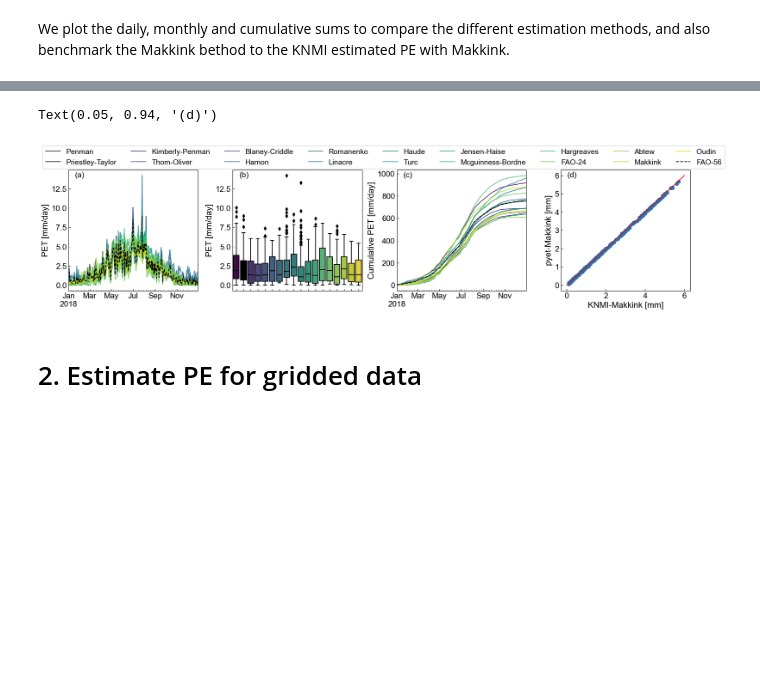
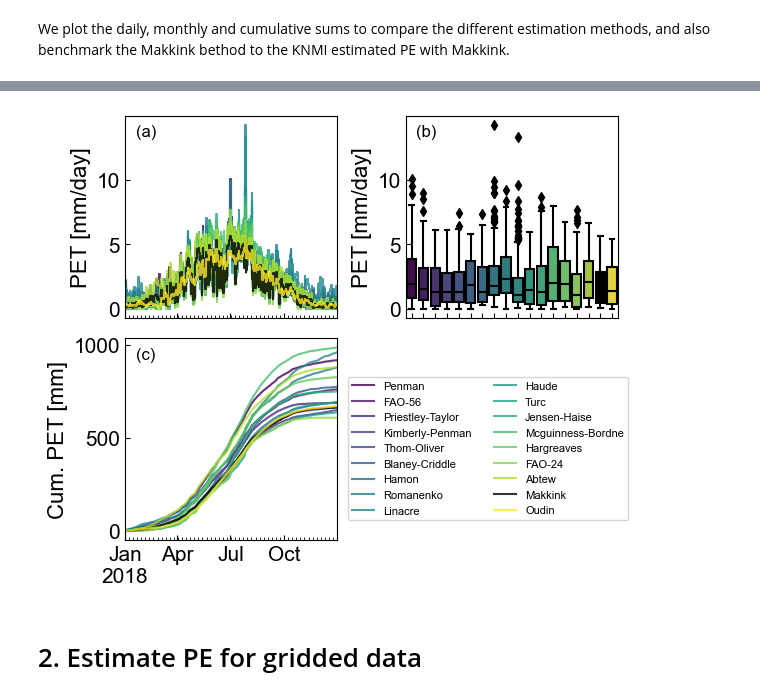
Before and after one commit to pyet-org/pyet, a Jupyter notebook: examples/00_example_paper.ipynb, the cells around one changed output, grey strips where cells are left out. Cells and saved outputs as stored; diff of their text form; code cells hidden in the pictures; blank space fills up the shorter version.

```diff
--- a/examples/00_example_paper.ipynb
+++ b/examples/00_example_paper.ipynb
@@ -338,7 +342,7 @@ for i in (0,1,2,3,4,5,6):
     for j in (0, 1):
         axs[j,i].set_xlim(0,10)
         axs[j,i].set_ylim(0,10)
-        axs[j,i].plot([0, 10], [0, 10])
+        axs[j,i].plot([0, 10], [0, 10], color="gray", zorder=-10)
         axs[j,i].set_xticks([0, 5])
         axs[j,i].set_yticks([0, 5])
         axs[j,i].set_yticklabels([])
@@ -352,5 +356,5 @@ fig.supxlabel("$PET_{benchmark}$ [mm/day]", x=0.475, fontsize=16)
 fig.supylabel("$PET_{pyet}$ [mm/day]", fontsize=16)
 fig.subplots_adjust(wspace=0.05, hspace=0.05, left=0.05)
 plt.tight_layout()
-#fig.savefig("figure0.png", dpi=600, bbox_inches="tight")
+fig.savefig("figure0.png", dpi=600, bbox_inches="tight")
 # %% [output]
@@ -385,43 +399,40 @@ We plot the daily, monthly and cumulative sums to compare the different estimati
 # %%
 viridis = cm.get_cmap('viridis', len(pet_df.columns))
 colors = [viridis(i) for i in range(0, len(pet_df.columns))]
-colors[1] = "k"
-figw_1c = 8.5  # maximum width for 1 column
-figw_2c = 17.5  # maximum width for 2 columns
+colors[-2] = "k"
 
-fig, axs = plt.subplots(figsize=(figw_2c, 4), ncols=4)
+fig, axs = plt.subplots(2, 2, figsize=(6,5), layout="constrained")
+axs = axs.flatten()
+axs[3].axis("off")
 
-pet_df.loc[:, pet_df.columns != "FAO-56"].plot(color=colors, legend=False, ax=axs[0], alpha=0.8)
-pet_df.loc[:, "FAO-56"].plot(color=colors[1], linestyle="--", legend=False, ax=axs[0])
+pet_df.plot(color=colors, legend=False, ax=axs[0], alpha=0.8, drawstyle="steps-mid")
+#pet_df.loc[:, "Makkink"].plot(color=colors[1], linestyle="--", legend=False, ax=axs[0], drawstyle="steps-mid")
+axs[0].xaxis.set_major_locator(mdates.MonthLocator(interval=3))
 axs[0].set_ylabel("PET [mm/day]")
+axs[0].set_xlabel("")
+axs[0].set_xticklabels([])
+
+handles = pet_df.cumsum().plot(color=colors, legend=False, ax=axs[2], alpha=0.8)
+#pet_df.loc[:, "Makkink"].cumsum().plot(color=colors[1], linestyle="--", legend=False, ax=axs[2])
+axs[2].set_ylabel("Cum. PET [mm]")
+axs[2].xaxis.set_major_locator(mdates.MonthLocator(interval=3))
+axs[2].set_xlabel("")
 
 sns.boxplot(pet_df, ax=axs[1], palette=colors)
 axs[1].set_ylabel("PET [mm/day]")
-
-pet_df.cumsum().plot(color=colors, legend=False, ax=axs[2], alpha=0.8)
-pet_df.loc[:, "FAO-56"].cumsum().plot(color=colors[1], linestyle="--", legend=False, ax=axs[2])
-axs[2].set_ylabel("Cumulative PET [mm/day]")
-
-axs[3].scatter(pet_knmi, pet_df["Makkink"])
-axs[3].plot([0,6],[0,6], color="red", label="1:1 line")
-axs[3].set_xlabel("KNMI-Makkink [mm]");
-axs[3].set_ylabel("pyet-Makkink [mm]")
-
-for i in (0,2):
-    axs[i].set(xlabel=None)
-    axs[i].xaxis.set_major_locator(mdates.MonthLocator(interval=2))
+axs[1].set_xlabel("")
 
 axs[1].set_xticklabels([])
+
+for i, letter in enumerate(["a", "b", "c"]):
+    axs[i].text(0.05, 0.9, "({})".format(letter), transform=axs[i].transAxes, fontsize=12)
+
 plt.tight_layout()
-axs[0].legend(loc=(-0.2,1.01), ncol=9, bbox_transform=axs[0].transAxes, fontsize=14)
-axs[0].text(0.05,0.94, "(a)", transform=axs[0].transAxes, fontsize=15)
-axs[1].text(0.05,0.94, "(b)", transform=axs[1].transAxes, fontsize=15)
-axs[2].text(0.05,0.94, "(c)", transform=axs[2].transAxes, fontsize=15)
-axs[3].text(0.05,0.94, "(d)", transform=axs[3].transAxes, fontsize=15)
-#fig.savefig("figure1.png", dpi=600, bbox_inches="tight")
+
+axs[2].legend(loc=(1.05,0.1), ncol=2, bbox_transform=axs[0].transAxes, fontsize=8)
+fig.savefig("figure1.png", dpi=600, bbox_inches="tight")
 # %% [output]
-Text(0.05, 0.94, '(d)')
-[figure, old version]
+[figure, new version]
 # %% [markdown]
 # 2. Estimate PE for gridded data
 # %%
```
Also changed, not shown: parts of 23 cells of this notebook.
